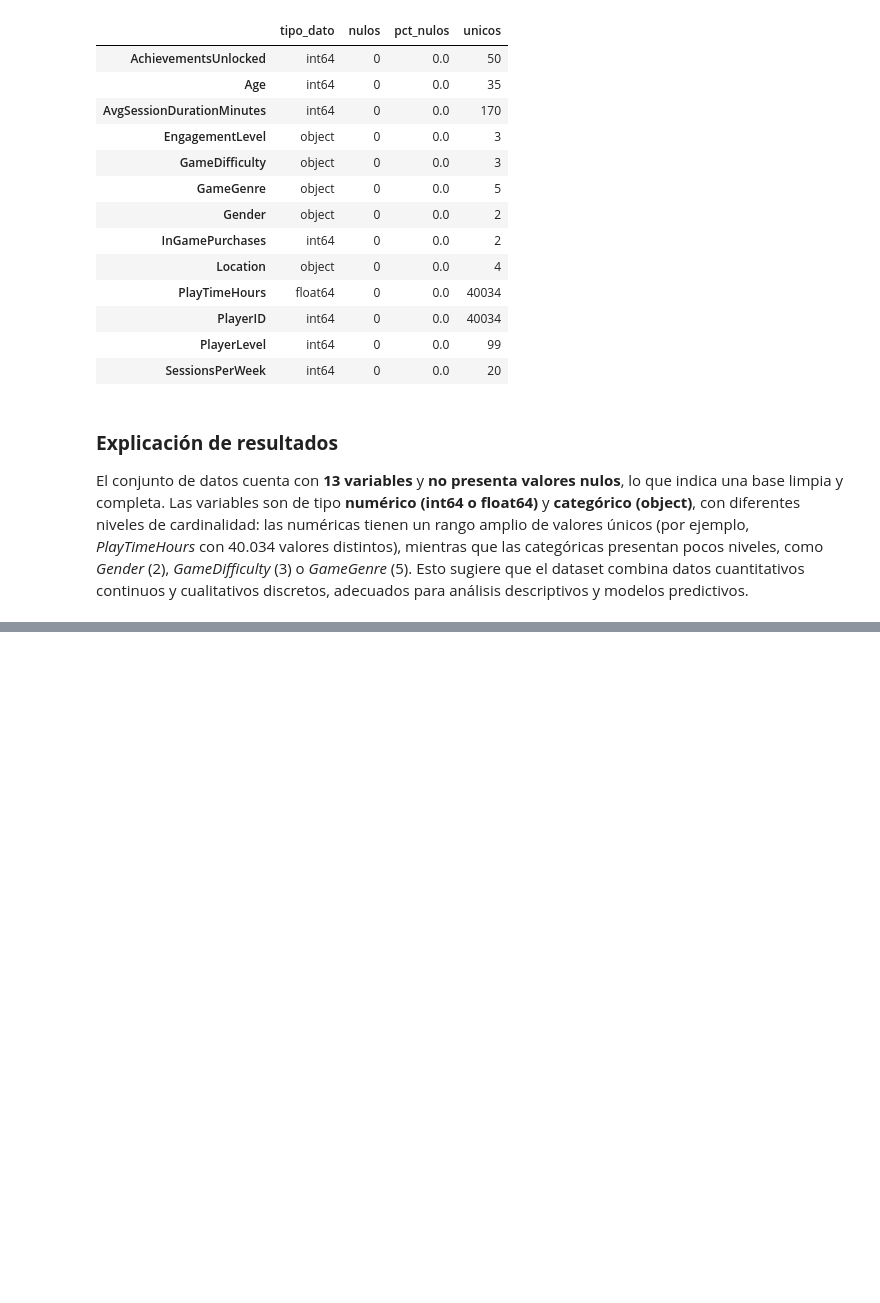
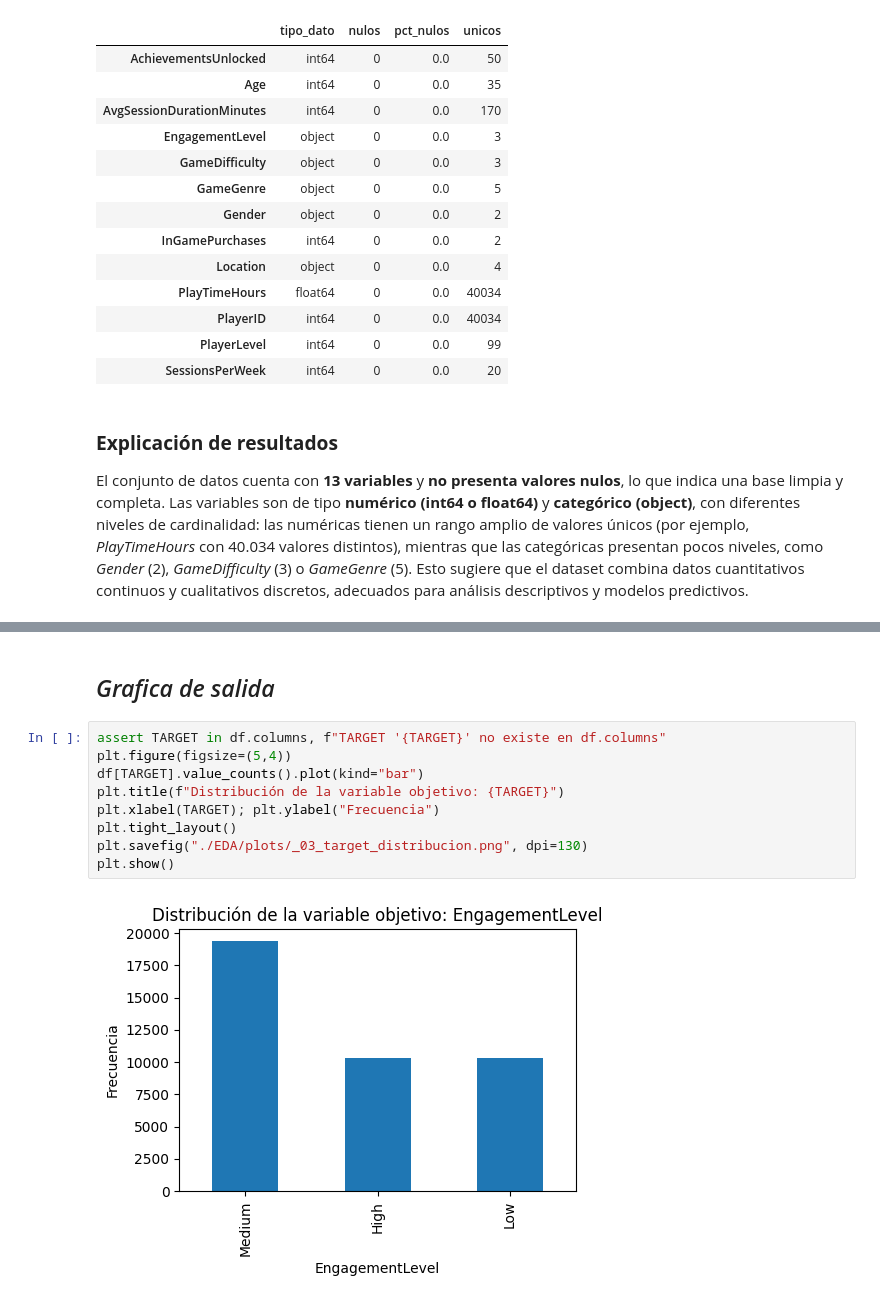
Before and after one commit to advSNTS/proyecto4_IA, a Jupyter notebook: EDA/EDA_IA.ipynb, the cells around one changed output, grey strips where cells are left out. Cells and saved outputs as stored; diff of their text form; blank space fills up the shorter version.

```diff
--- a/EDA/EDA_IA.ipynb
+++ b/EDA/EDA_IA.ipynb
@@ -1493,0 +353,13 @@ Esta segmentación permite diferenciar hábitos de uso y diseñar estrategias es
+# %% [markdown]
+## *Grafica de salida*
+# %%
+assert TARGET in df.columns, f"TARGET '{TARGET}' no existe en df.columns"
+plt.figure(figsize=(5,4))
+df[TARGET].value_counts().plot(kind="bar")
+plt.title(f"Distribución de la variable objetivo: {TARGET}")
+plt.xlabel(TARGET); plt.ylabel("Frecuencia")
+plt.tight_layout()
+plt.savefig("./EDA/plots/_03_target_distribucion.png", dpi=130)
+plt.show()
+# %% [output]
+[figure, added]
```
Also changed, not shown: parts of 46 cells of this notebook.
